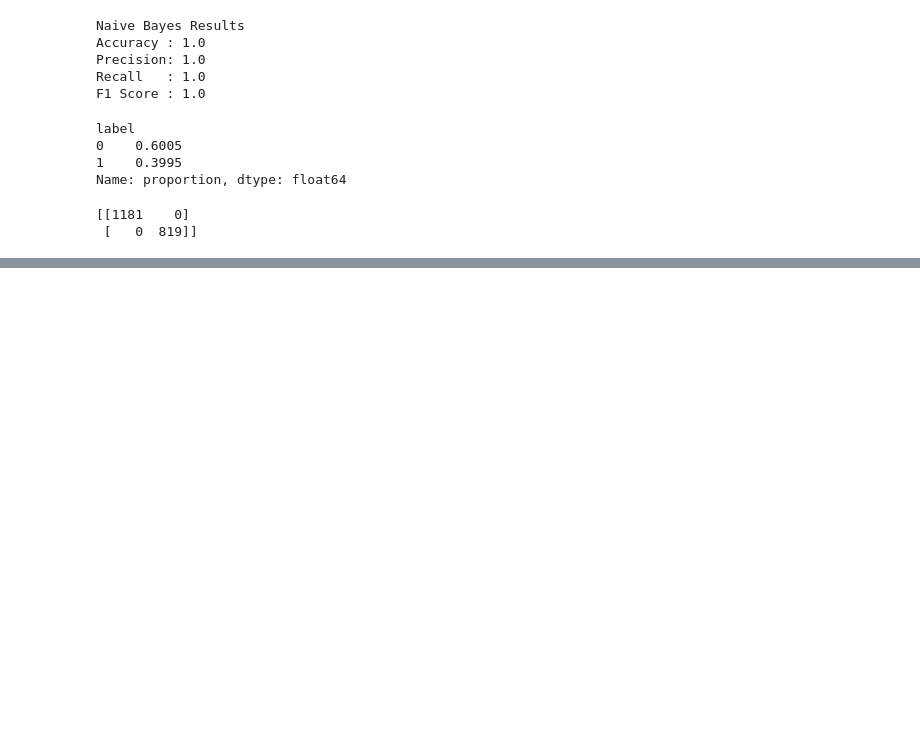
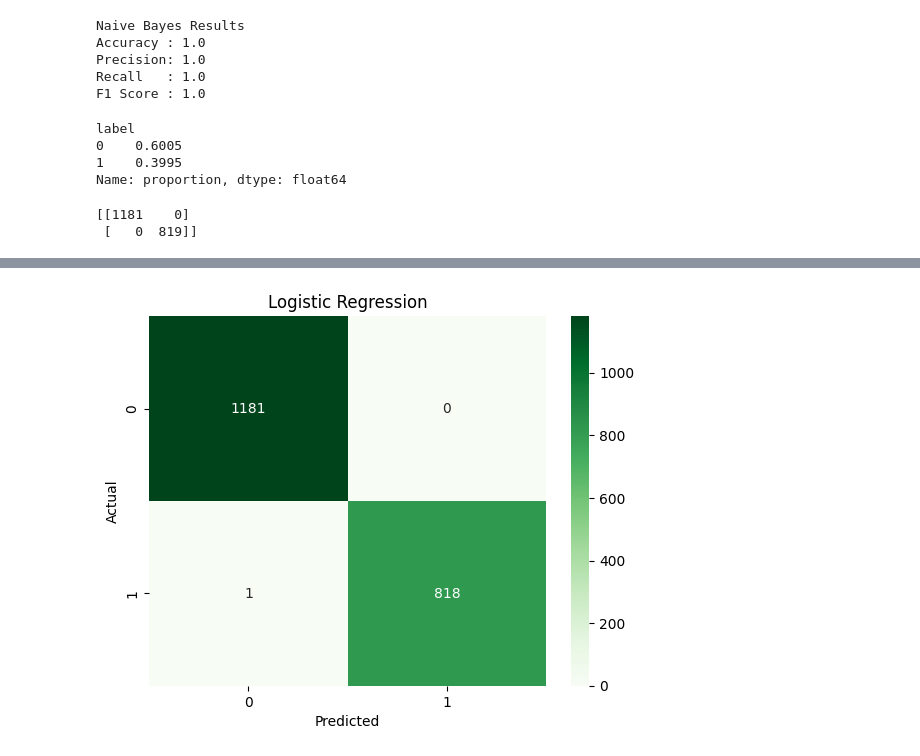
Before and after one commit to amany2712/project_nlp, a Jupyter notebook: project_nlp.ipynb, the cells around one changed output, grey strips where cells are left out. Saved outputs shown, nothing was run; the diff lists cells and outputs as text; code cells hidden in the pictures; blank space fills up the shorter version.

Commit message:
Logistic Regression

```diff
--- a/project_nlp.ipynb
+++ b/project_nlp.ipynb
@@ -280,0 +274,6 @@ print(confusion_matrix(y_test, nb_pred))
+# %%
+lr_model = LogisticRegression(
+    max_iter=3000
+)
+
+lr_model.fit(X_train, y_train)
@@ -280,0 +282,2 @@ print(confusion_matrix(y_test, nb_pred))
+# %%
+lr_pred = lr_model.predict(X_test)
@@ -280,0 +311,18 @@ print(confusion_matrix(y_test, nb_pred))
+# %%
+cm = confusion_matrix(y_test, lr_pred)
+
+sns.heatmap(
+    cm,
+    annot=True,
+    fmt='d',
+    cmap='Greens'
+)
+
+plt.title("Logistic Regression")
+
+plt.xlabel("Predicted")
+plt.ylabel("Actual")
+
+plt.show()
+# %% [output]
+[figure, added]
```
Also changed, not shown: parts of 5 cells of this notebook.
